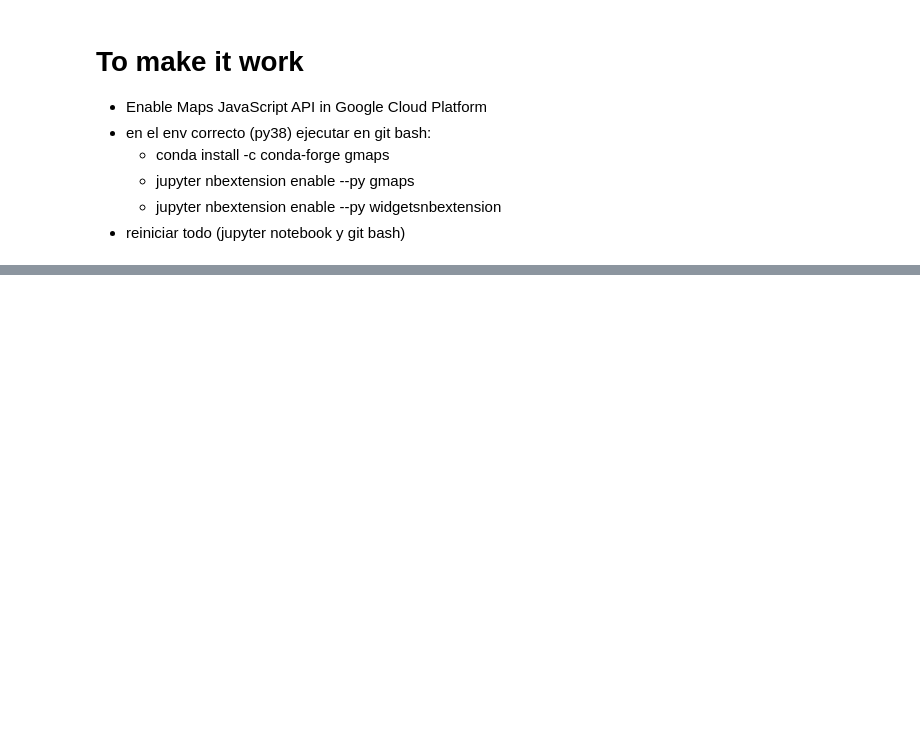
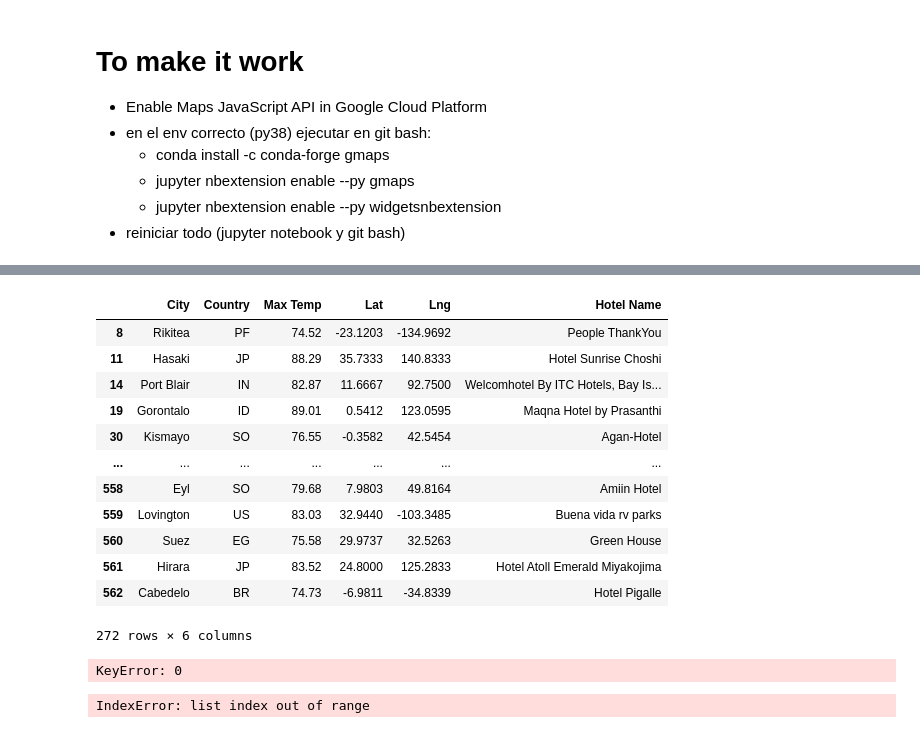
Before and after one commit to codestorms37/World_Weather_Analysis, a Jupyter notebook: VacationPy.ipynb, the cells around one changed output, grey strips where cells are left out. Cells and saved outputs as stored; diff of their text form; code cells hidden in the pictures; blank space fills up the shorter version.

Commit message:
hotel locator part A

```diff
--- a/VacationPy.ipynb
+++ b/VacationPy.ipynb
@@ -142,0 +185,5 @@ fig
+# %%
+# Create DataFrame called hotel_df to store hotel names along with city, country, max temp, and coordinates.
+hotel_df = preferred_cities_df[["City", "Country", "Max Temp", "Lat", "Lng"]].copy()
+hotel_df["Hotel Name"] = ""
+hotel_df.head(10)
@@ -142,0 +209,67 @@ fig
+# %%
+hotel_df
+# %% [output]
+|  | City | Country | Max Temp | Lat | Lng | Hotel Name |
+| 8 | Rikitea | PF | 74.52 | -23.1203 | -134.9692 | People ThankYou |
+| 11 | Hasaki | JP | 88.29 | 35.7333 | 140.8333 | Hotel Sunrise Choshi |
+| 14 | Port Blair | IN | 82.87 | 11.6667 | 92.7500 | Welcomhotel By ITC Hotels, Bay Is... |
+| 19 | Gorontalo | ID | 89.01 | 0.5412 | 123.0595 | Maqna Hotel by Prasanthi |
+| 30 | Kismayo | SO | 76.55 | -0.3582 | 42.5454 | Agan-Hotel |
+| ... | ... | ... | ... | ... | ... | ... |
+| 558 | Eyl | SO | 79.68 | 7.9803 | 49.8164 | Amiin Hotel |
+| 559 | Lovington | US | 83.03 | 32.9440 | -103.3485 | Buena vida rv parks |
+| 560 | Suez | EG | 75.58 | 29.9737 | 32.5263 | Green House |
+| 561 | Hirara | JP | 83.52 | 24.8000 | 125.2833 | Hotel Atoll Emerald Miyakojima |
+| 562 | Cabedelo | BR | 74.73 | -6.9811 | -34.8339 | Hotel Pigalle |
+272 rows × 6 columns
+# %%
+# Iterate through the DataFrame.
+row = hotel_df[0]
+
+# Get the latitude and longitude.
+lat = row["Lat"]
+lng = row["Lng"]
+
+# print(lat)
+# print(lng)
+
+# Add the latitude and longitude to location key for the params dictionary.
+params["location"] = f"{lat},{lng}"
+
+# Use the search term: "lodging" and our latitude and longitude.
+base_url = "https://maps.googleapis.com/maps/api/place/nearbysearch/json"
+# Make request and get the JSON data from the search.
+hotels = requests.get(base_url, params=params).json()
+print(hotels["results"][0])
+# Grab the first hotel from the results and store the name.
+try:
+    hotel_df.loc[index, "Hotel Name"] = hotels["results"][0]["name"]
+except (IndexError):
+    print("Hotel not found... skipping.")
+# %% [output]
+KeyError: 0
+# %%
+# Iterate through the DataFrame.
+for index, row in hotel_df.iterrows():
+    # Get the latitude and longitude.
+    lat = row["Lat"]
+    lng = row["Lng"]
+
+    # print(lat)
+    # print(lng)
+
+    # Add the latitude and longitude to location key for the params dictionary.
+    params["location"] = f"{lat},{lng}"
+
+    # Use the search term: "lodging" and our latitude and longitude.
+    base_url = "https://maps.googleapis.com/maps/api/place/nearbysearch/json"
+    # Make request and get the JSON data from the search.
+    hotels = requests.get(base_url, params=params).json()
+    print(hotels["results"][0])
+    # Grab the first hotel from the results and store the name.
+    try:
+        hotel_df.loc[index, "Hotel Name"] = hotels["results"][0]["name"]
+    except (IndexError):
+        print("Hotel not found... skipping.")
+# %% [output]
+IndexError: list index out of range
```
Also changed, not shown: parts of 23 cells of this notebook, 1 other file.
